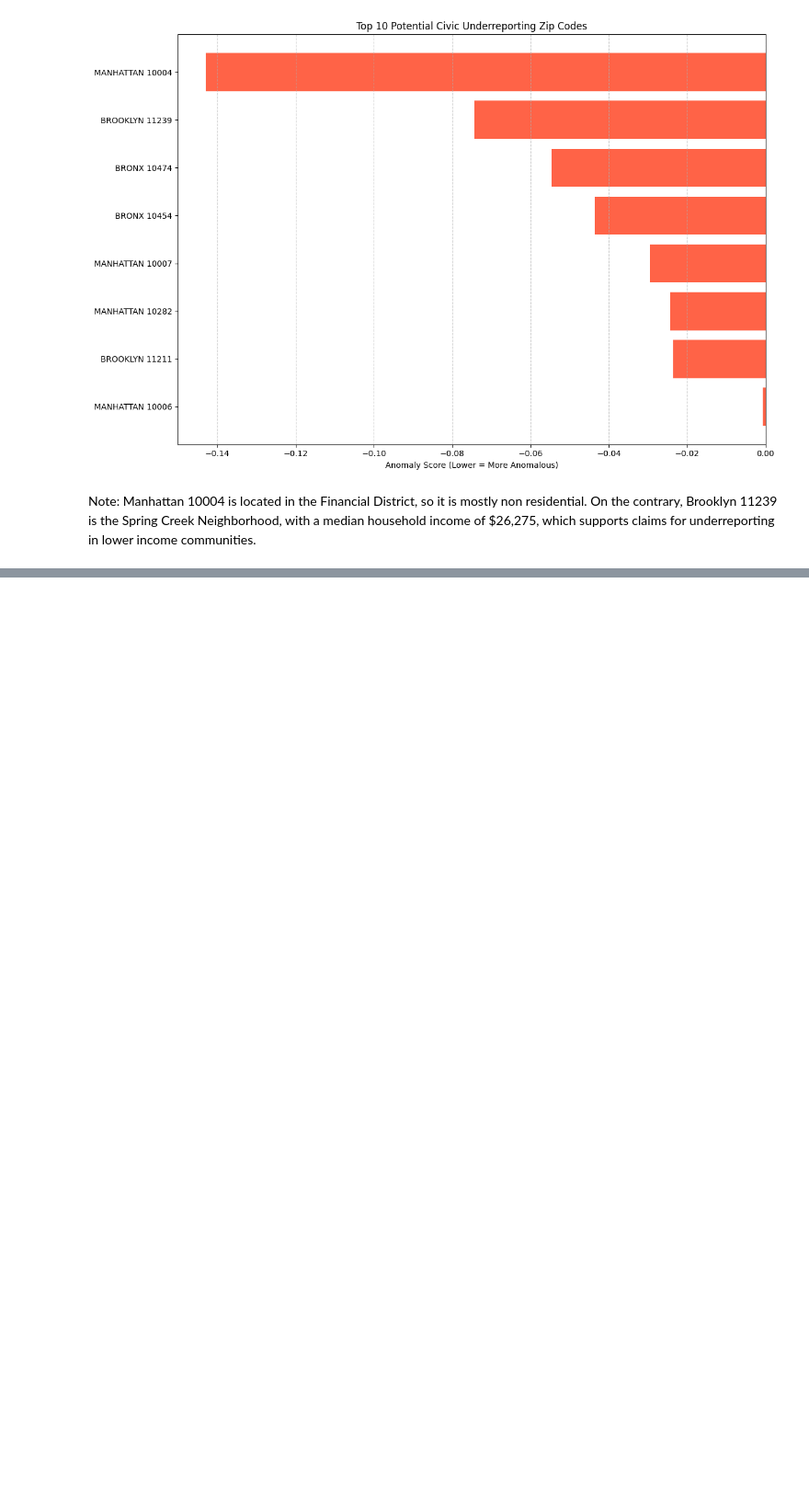
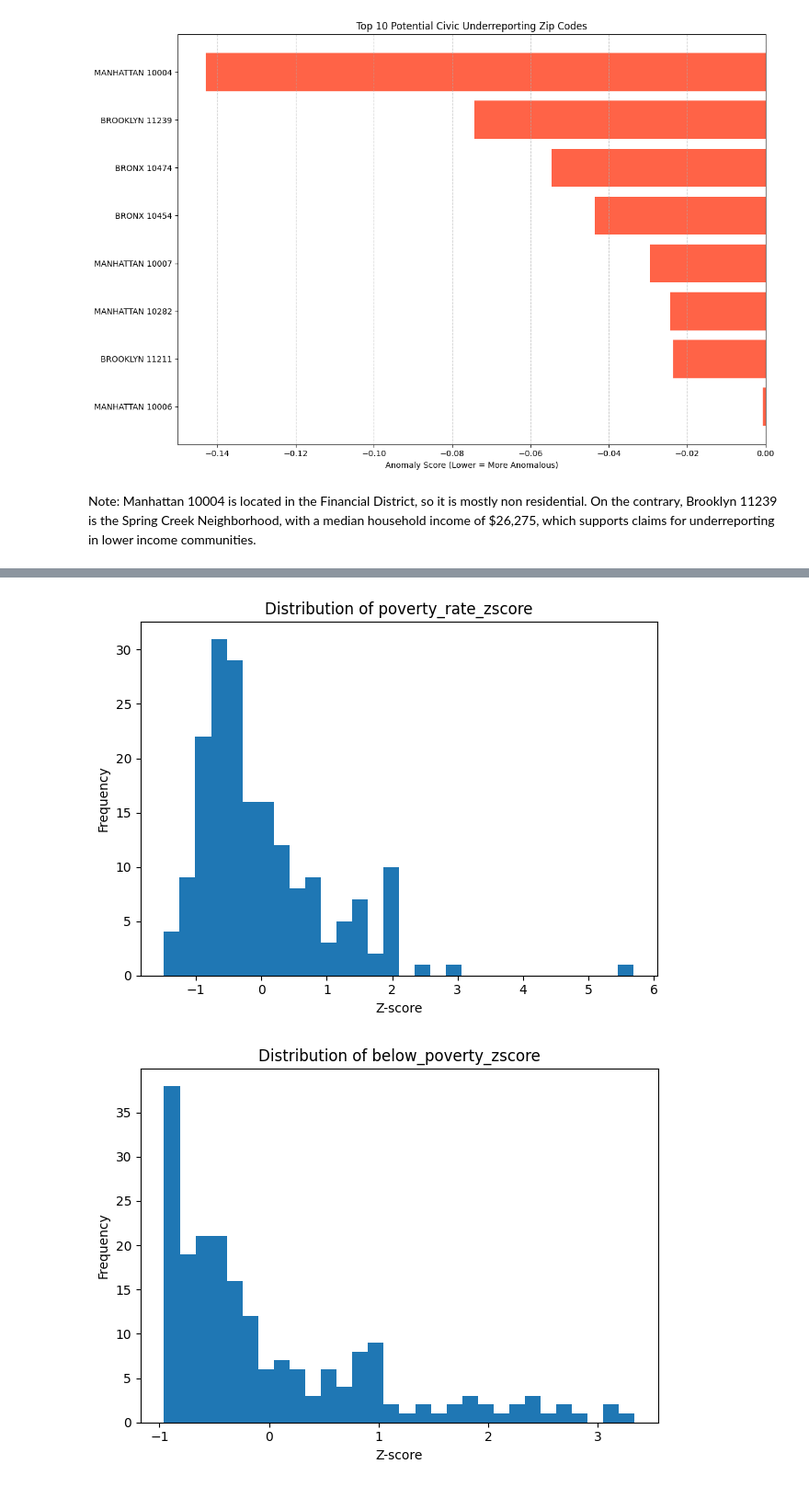
Before and after one commit to kevingutierrez04/311-calls-ny, a Jupyter notebook: ML_models.ipynb, the cells around one changed output, grey strips where cells are left out. Shown at 92% size. Saved outputs shown, nothing was run; the diff lists cells and outputs as text; code cells hidden in the pictures; blank space fills up the shorter version.

Commit message:
feature engineering and k-means

```diff
--- a/ML_models.ipynb
+++ b/ML_models.ipynb
@@ -166,0 +374,17 @@ Note: Manhattan 10004 is located in the Financial District, so it is mostly non
+# %%
+# normalize, z scores
+
+acs_cols = [
+    "total_population", "median_income",
+    "poverty_universe", "below_poverty",
+    "white_alone", "black_alone", "hispanic",
+    "poverty_rate"
+]
+
+# Coerce and compute z-scores
+for c in acs_cols:
+    zs[c] = pd.to_numeric(zs[c], errors="coerce")
+    zs[f"{c}_zscore"] = (zs[c] - zs[c].mean()) / zs[c].std()
+
+# Display sample of normalized features
+zs[[f"{c}_zscore" for c in acs_cols]].head()
@@ -166,0 +398,23 @@ Note: Manhattan 10004 is located in the Financial District, so it is mostly non
+# %%
+
+zscore_cols = [f"{c}_zscore" for c in acs_cols]
+
+keep_cols = [
+    "poverty_rate_zscore",
+    "below_poverty_zscore",
+    "hispanic_zscore",
+    "black_alone_zscore",
+    "white_alone_zscore"
+]
+# 1) One histogram per feature
+for col in keep_cols:
+    plt.figure()
+    plt.hist(zs[col].dropna(), bins=30)
+    plt.title(f"Distribution of {col}")
+    plt.xlabel("Z-score")
+    plt.ylabel("Frequency")
+    plt.tight_layout()
+    plt.show()
+# %% [output]
+[figure, added]
+[figure, added]
```
Also changed, not shown: parts of 11 cells of this notebook, 2 other files.
